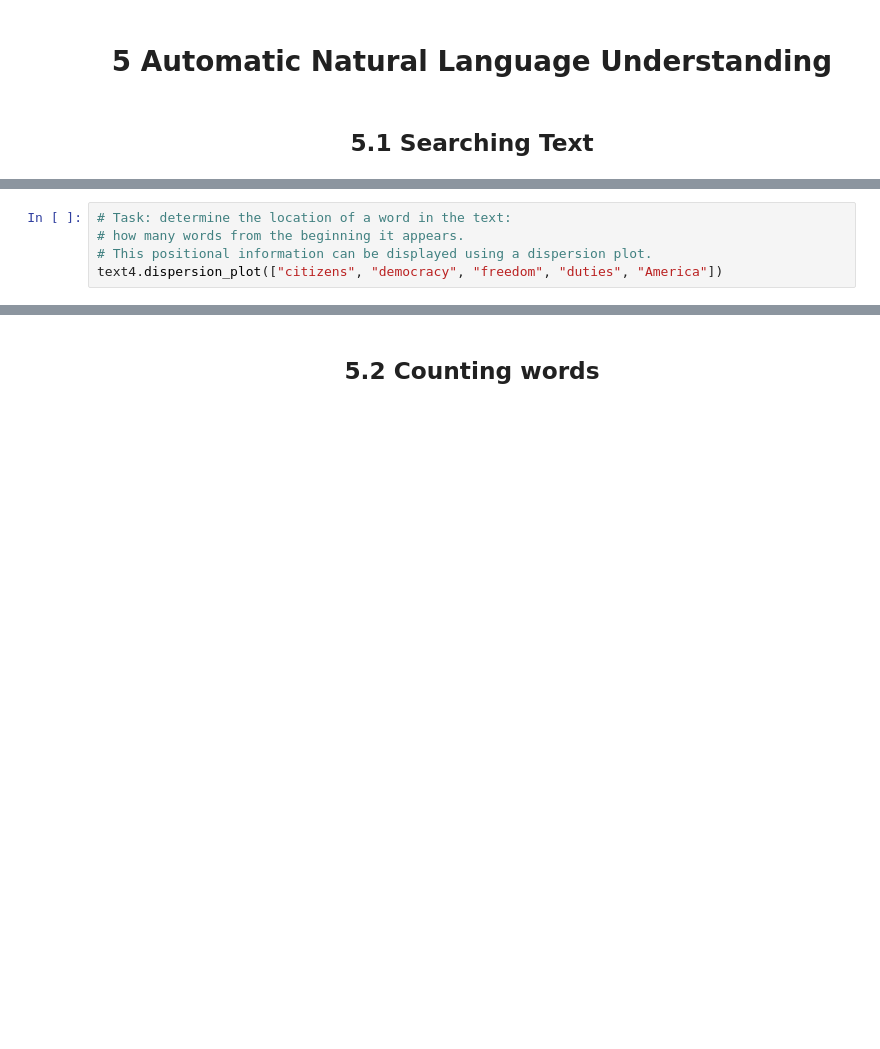
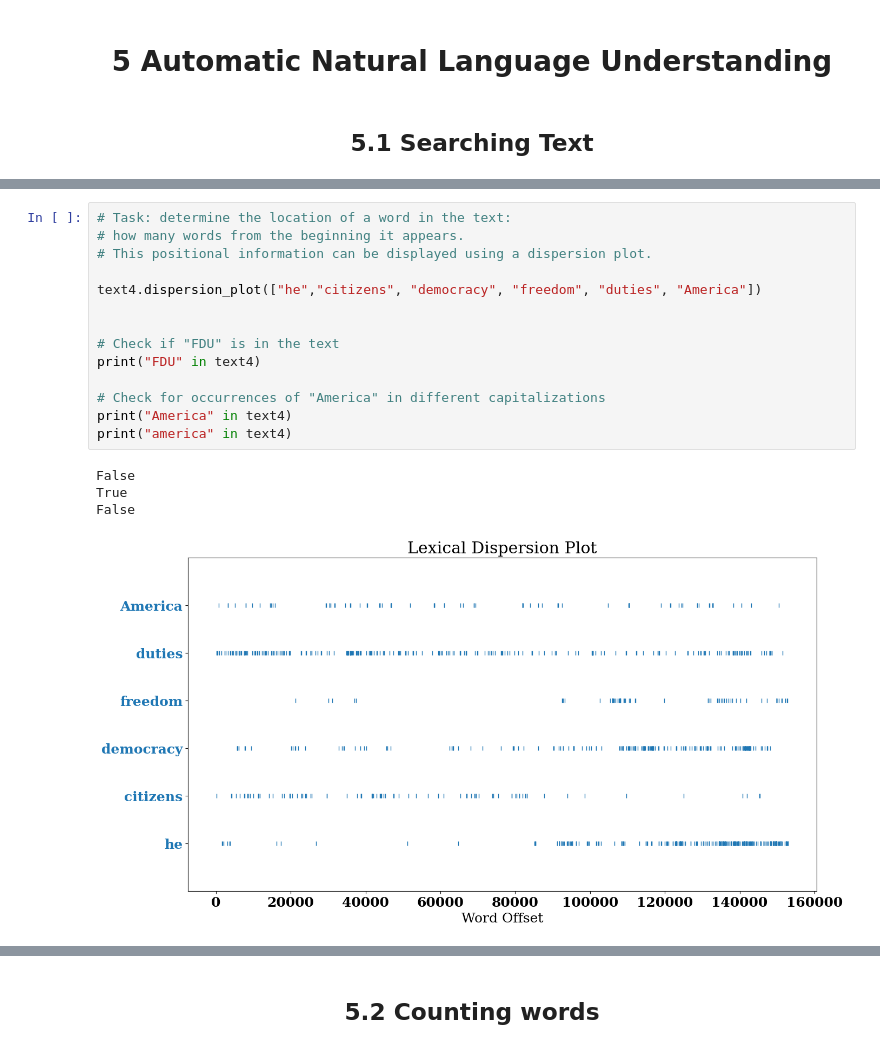
Before and after one commit to lingjiechen2/FDU_NLP, a Jupyter notebook: L01-Introduction-to-NLP/demo-code/L01-python-nltk-spacy.ipynb, the cells around one changed output, grey strips where cells are left out. Cells and saved outputs as stored; diff of their text form; blank space fills up the shorter version.

```diff
--- a/L01-Introduction-to-NLP/demo-code/L01-python-nltk-spacy.ipynb
+++ b/L01-Introduction-to-NLP/demo-code/L01-python-nltk-spacy.ipynb
@@ -385,8 +819,22 @@ text2.common_contexts(["monstrous", "very"])
 # %%
 # Task: determine the location of a word in the text:
 # how many words from the beginning it appears.
 # This positional information can be displayed using a dispersion plot.
-text4.dispersion_plot(["citizens", "democracy", "freedom", "duties", "America"])
+
+text4.dispersion_plot(["he","citizens", "democracy", "freedom", "duties", "America"])
+
+
+# Check if "FDU" is in the text
+print("FDU" in text4)
+
+# Check for occurrences of "America" in different capitalizations
+print("America" in text4)
+print("america" in text4)
+# %% [output]
+False
+True
+False
+[figure, added]
 # %%
 # Task: show the dispersion plot for Elinor, Edward, Marianne, Willoughby
 text2.dispersion_plot(["Elinor", "Edward", "Marianne", "Willoughby"])
```
Also changed, not shown: parts of 93 cells of this notebook, 7 other files.
